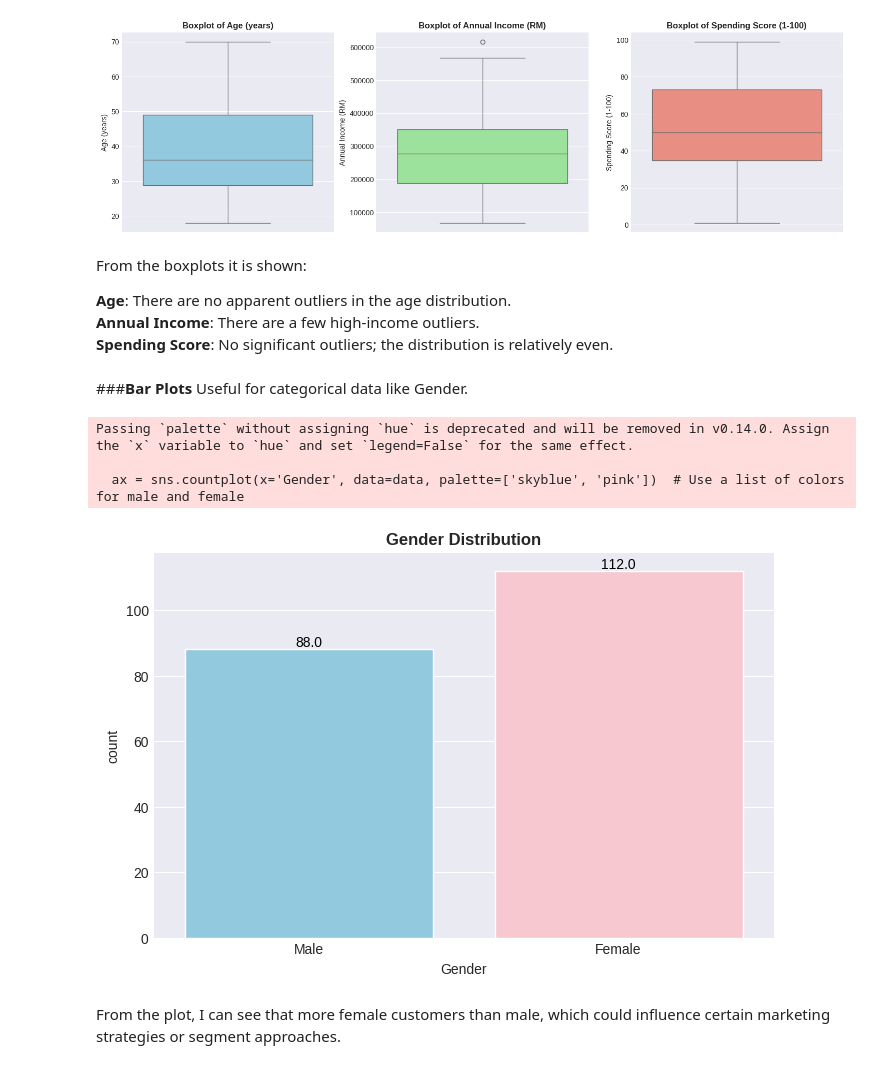
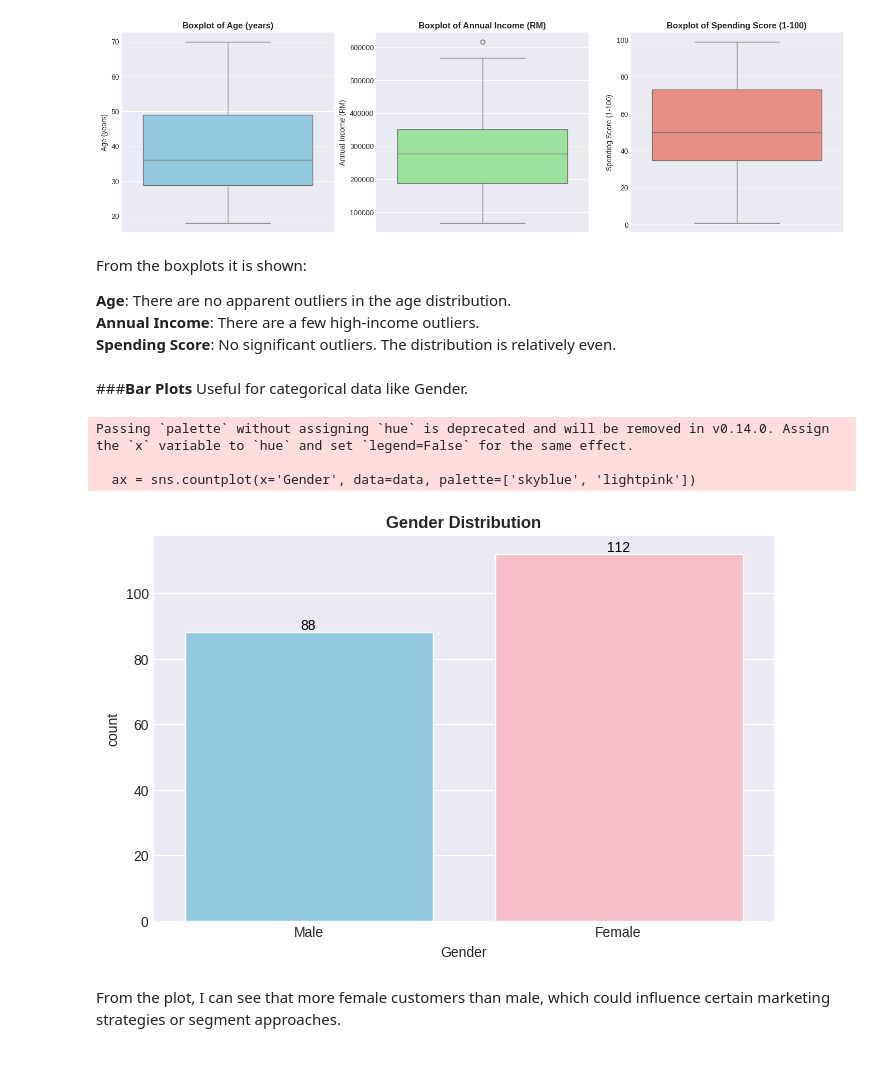
Before and after one commit to AishahZulkifli/STQD6324_DATA_MANAGEMENT, a Jupyter notebook: Assignment_1_P132840.ipynb, the cells around one changed output. Drawn from its saved outputs; the diff is of its cells as text; code cells hidden in the pictures.

```diff
--- a/Assignment_1_P132840.ipynb
+++ b/Assignment_1_P132840.ipynb
@@ -214,37 +214,38 @@ From the boxplots it is shown:
 
 **Age**: There are no apparent outliers in the age distribution.\
 **Annual Income**: There are a few high-income outliers.\
-**Spending Score**: No significant outliers; the distribution is relatively even.
+**Spending Score**: No significant outliers. The distribution is relatively even.
 # %% [markdown]
 ###**Bar Plots**
 Useful for categorical data like Gender.
 # %%
 # Set style of the plots
 plt.style.use('seaborn-darkgrid')
 
 # Create a figure
 plt.figure(figsize=(8, 5))
 
+# Change '0' is coded as 'Female' and '1' as 'Male'
+data['Gender'] = data['Gender'].replace({0: 'Male', 1: 'Female'})
+
 # Plotting the Gender Distribution
-ax = sns.countplot(x='Gender', data=data, palette=['skyblue', 'pink'])  # Use a list of colors for male and female
+ax = sns.countplot(x='Gender', data=data, palette=['skyblue', 'lightpink'])
 
 # Adding the title to the plot
 plt.title('Gender Distribution', fontweight='bold')
 
-# Loop through the bars in the plot and add text annotations
+# Adding the value label on the graph
 for p in ax.patches:
-    ax.annotate(format(p.get_height()),  # Get the height of the bar, which is the count
-                (p.get_x() + p.get_width() / 2., p.get_height()),  # Position for the annotation
-                ha = 'center', va = 'center', color='black',  # Center the text horizontally and vertically
-                xytext = (0, 5),  # Distance from the bar
+     ax.annotate(f'{int(p.get_height())}',
+                (p.get_x() + p.get_width() / 2., p.get_height()),
+                ha = 'center', va = 'center', color='black',
+                xytext = (0, 5),
                 textcoords = 'offset points')
-
-plt.show()
 # %% [output]
 Passing `palette` without assigning `hue` is deprecated and will be removed in v0.14.0. Assign the `x` variable to `hue` and set `legend=False` for the same effect.
 
-  ax = sns.countplot(x='Gender', data=data, palette=['skyblue', 'pink'])  # Use a list of colors for male and female
+  ax = sns.countplot(x='Gender', data=data, palette=['skyblue', 'lightpink'])
-[figure, old version]
+[figure, new version]
 # %% [markdown]
 From the plot, I can see that more female customers than male, which could influence certain marketing strategies or segment approaches.
 # %% [markdown]
```
Also changed, not shown: parts of 5 cells of this notebook.
